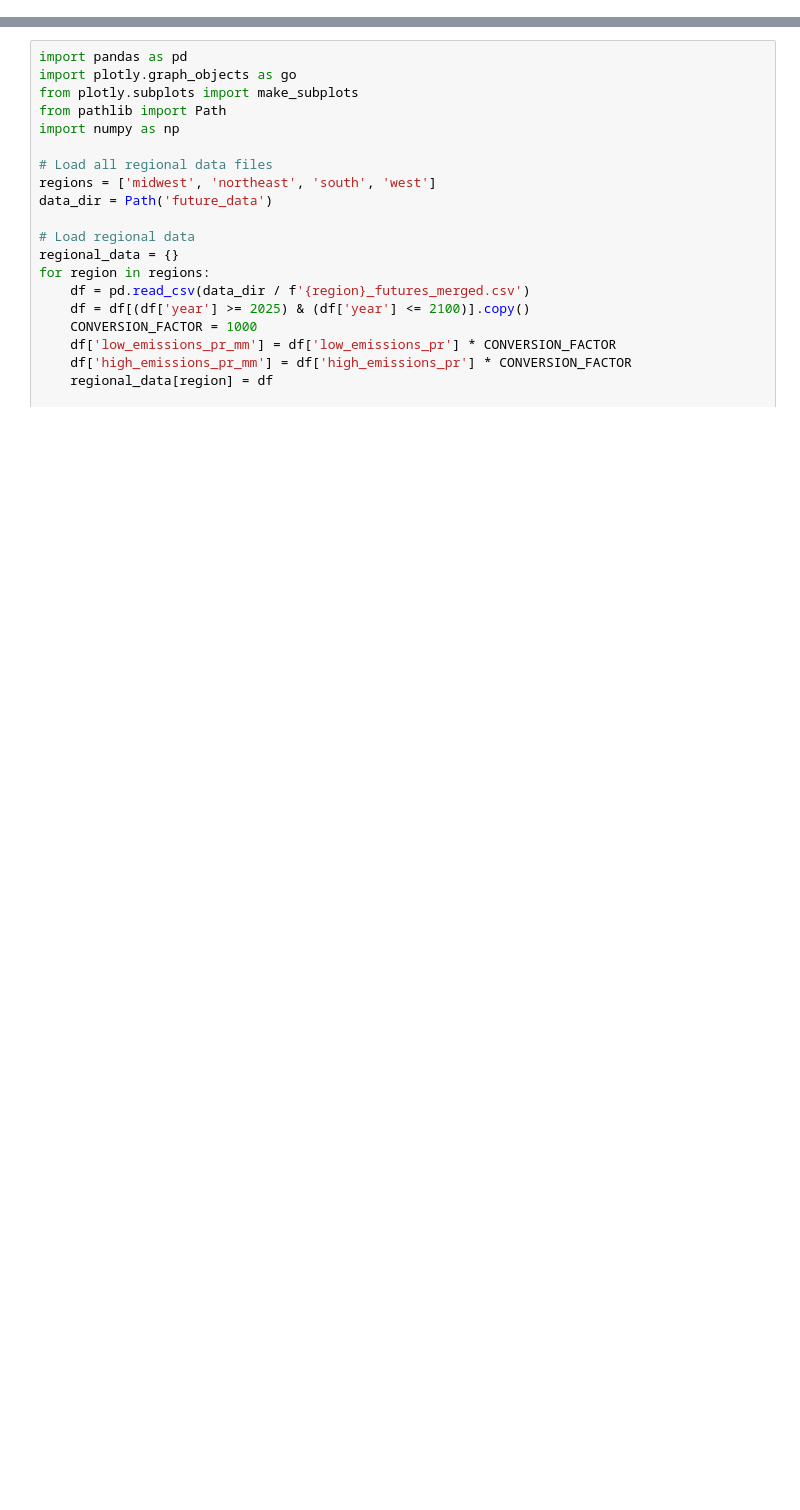
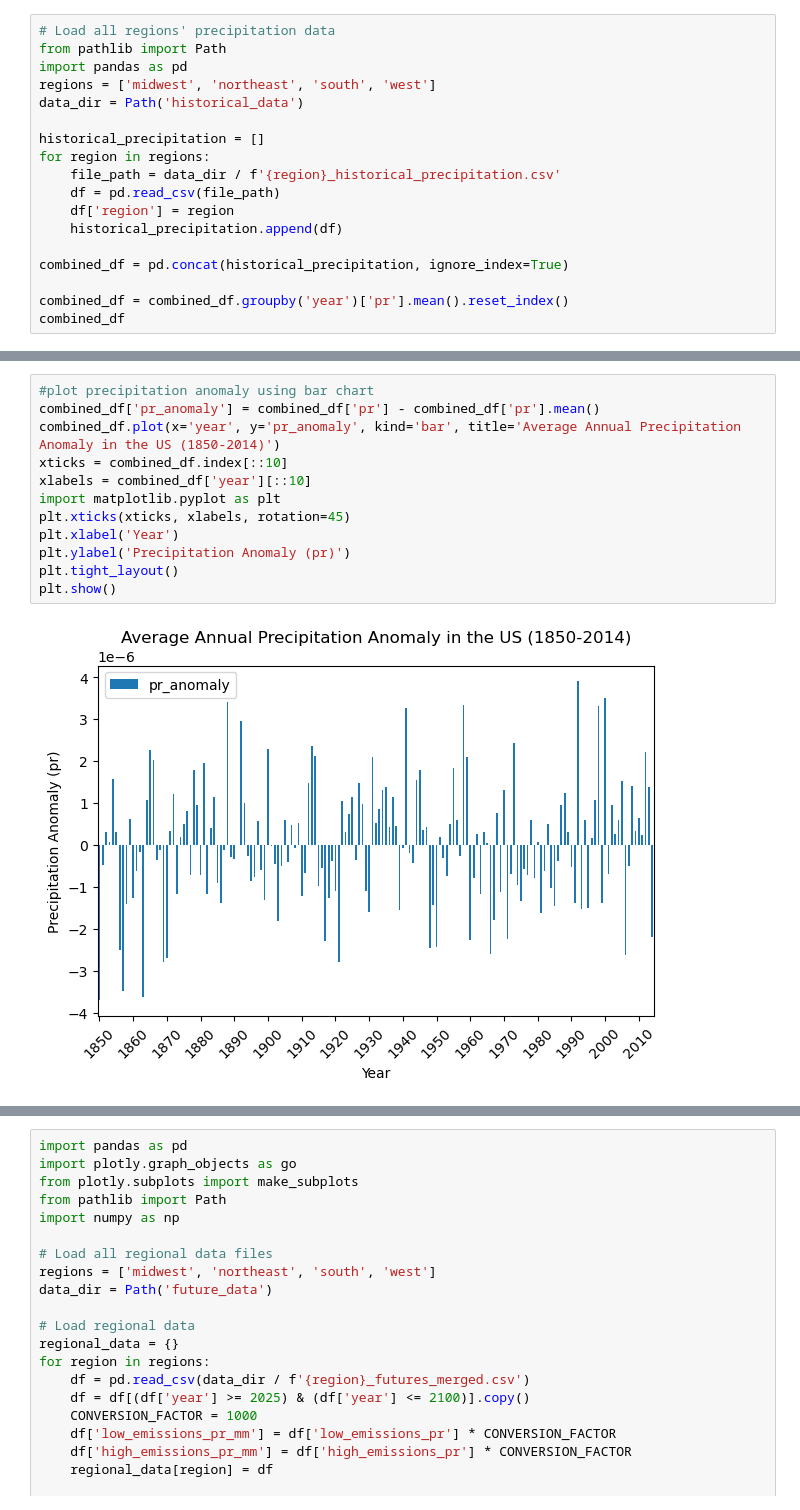
Before and after one commit to jeremyjcheng/106_final_project, a Jupyter notebook: eda.ipynb, the cells around one changed output, grey strips where cells are left out. Cells and saved outputs as stored; diff of their text form; blank space fills up the shorter version.

```diff
--- a/eda.ipynb
+++ b/eda.ipynb
@@ -0,0 +1,18 @@
+# %%
+# Load all regions' precipitation data
+from pathlib import Path
+import pandas as pd
+regions = ['midwest', 'northeast', 'south', 'west']
+data_dir = Path('historical_data')
+
+historical_precipitation = []
+for region in regions:
+    file_path = data_dir / f'{region}_historical_precipitation.csv'
+    df = pd.read_csv(file_path)
+    df['region'] = region
+    historical_precipitation.append(df)
+
+combined_df = pd.concat(historical_precipitation, ignore_index=True)
+
+combined_df = combined_df.groupby('year')['pr'].mean().reset_index()
+combined_df
@@ -0,0 +33,14 @@
+# %%
+#plot precipitation anomaly using bar chart
+combined_df['pr_anomaly'] = combined_df['pr'] - combined_df['pr'].mean()
+combined_df.plot(x='year', y='pr_anomaly', kind='bar', title='Average Annual Precipitation Anomaly in the US (1850-2014)')
+xticks = combined_df.index[::10]
+xlabels = combined_df['year'][::10]
+import matplotlib.pyplot as plt
+plt.xticks(xticks, xlabels, rotation=45)
+plt.xlabel('Year')
+plt.ylabel('Precipitation Anomaly (pr)')
+plt.tight_layout()
+plt.show()
+# %% [output]
+[figure, added]
```
Also changed, not shown: parts of 11 cells of this notebook, 8 other files.
